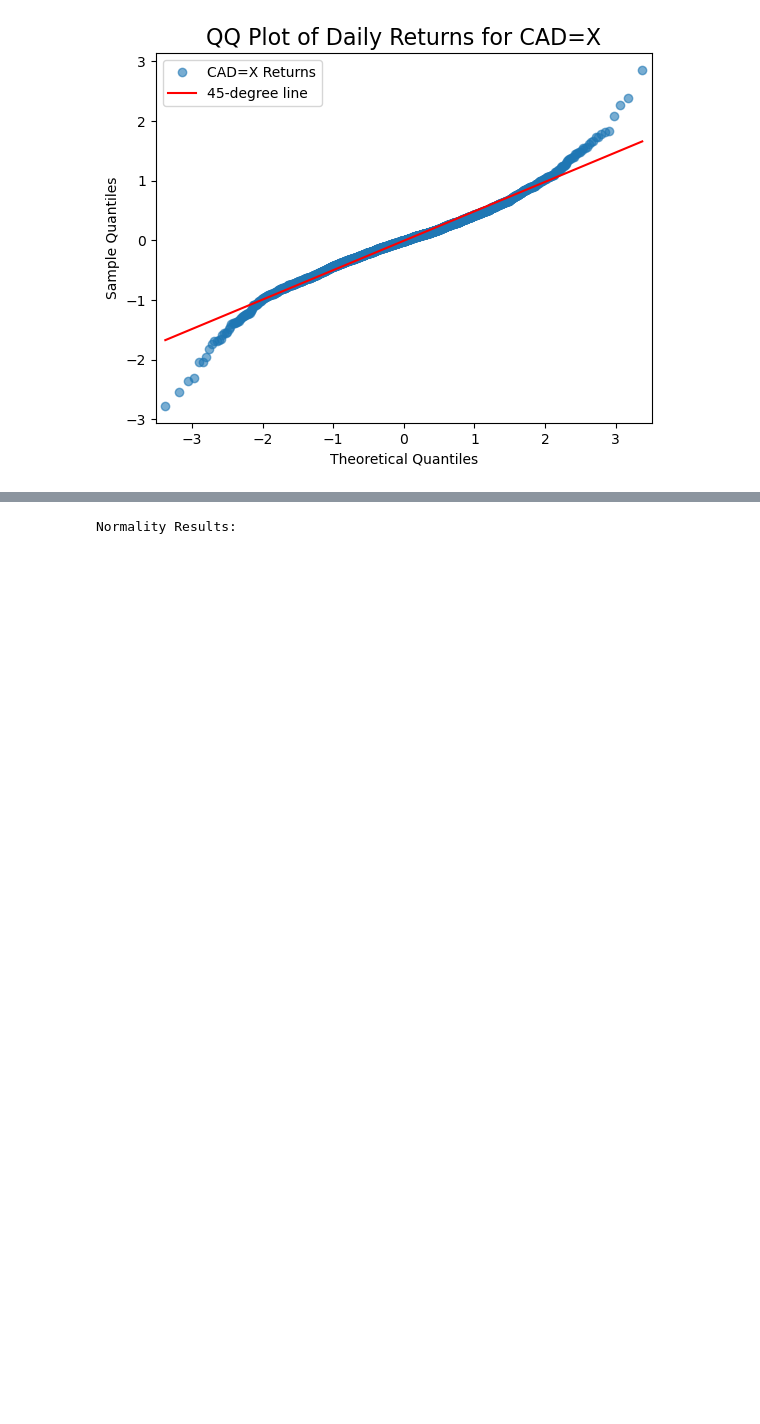
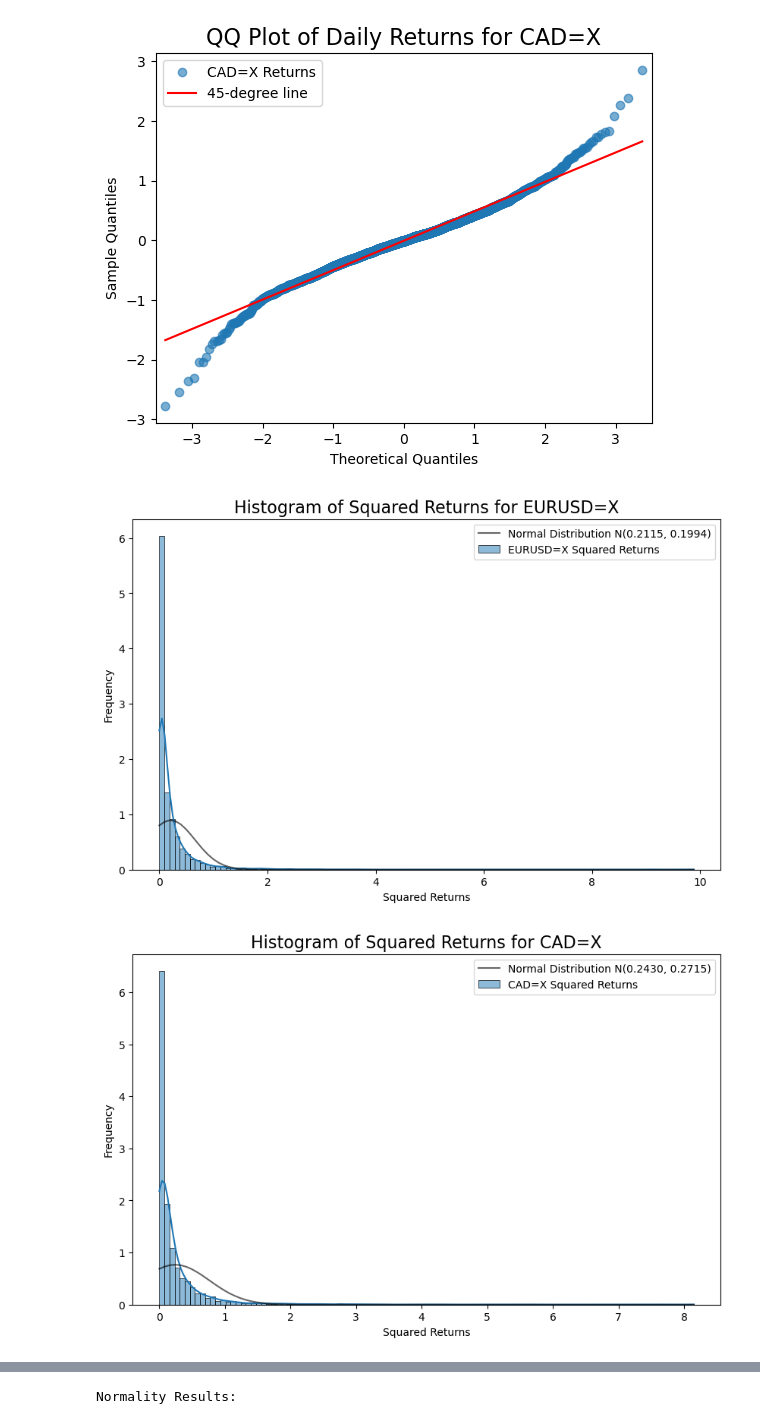
Before and after one commit to AnnastasiaStathakos/financial-time-series-forecasting, a Jupyter notebook: notebooks/01_forex_data_analysis.ipynb, the cells around one changed output, grey strips where cells are left out. Drawn from its saved outputs; the diff is of its cells as text; code cells hidden in the pictures; blank space fills up the shorter version.

```diff
--- a/notebooks/01_forex_data_analysis.ipynb
+++ b/notebooks/01_forex_data_analysis.ipynb
@@ -220,3 +299,38 @@ for ticker in tickers:
 [figure]
 <Figure size 1000x600 with 0 Axes>
 [figure]
+# %%
+# Plot histogram of squared returns
+for ticker in tickers:
+    plt.figure(figsize=(10, 6))
+
+    # Empirical distribution of squared returns
+    sns.histplot(data=returns_sq[ticker],
+        bins='auto',
+        kde=True,
+        stat='density',
+        label=f'{ticker} Squared Returns')
+
+    # Theoretical normal distribution curve
+    mean = returns_sq[ticker].mean()
+    std = returns_sq[ticker].std()
+    x = np.linspace(returns_sq[ticker].min(), returns_sq[ticker].max(), 100)
+    pdf = (1 / (std * np.sqrt(2 * np.pi))) * np.exp(-0.5 * ((x - mean) / std) ** 2)
+    plt.plot(x, pdf,
+        alpha=0.6,
+        color='black',
+        label='Normal Distribution N({:.4f}, {:.4f})'.format(mean, std**2))
+
+    title = f"Histogram of Squared Returns for {ticker}"
+    plt.title(title, fontsize=16)
+    plt.xlabel("Squared Returns")
+    plt.ylabel("Frequency")
+    plt.legend()
+
+    # save plot
+    # plt.savefig(f"../results/figures/{title}.png", dpi=300, bbox_inches="tight")
+
+    plt.show()
+# %% [output]
+[figure, added]
+[figure, added]
```
Also changed, not shown: parts of 21 cells of this notebook, 18 other files.
